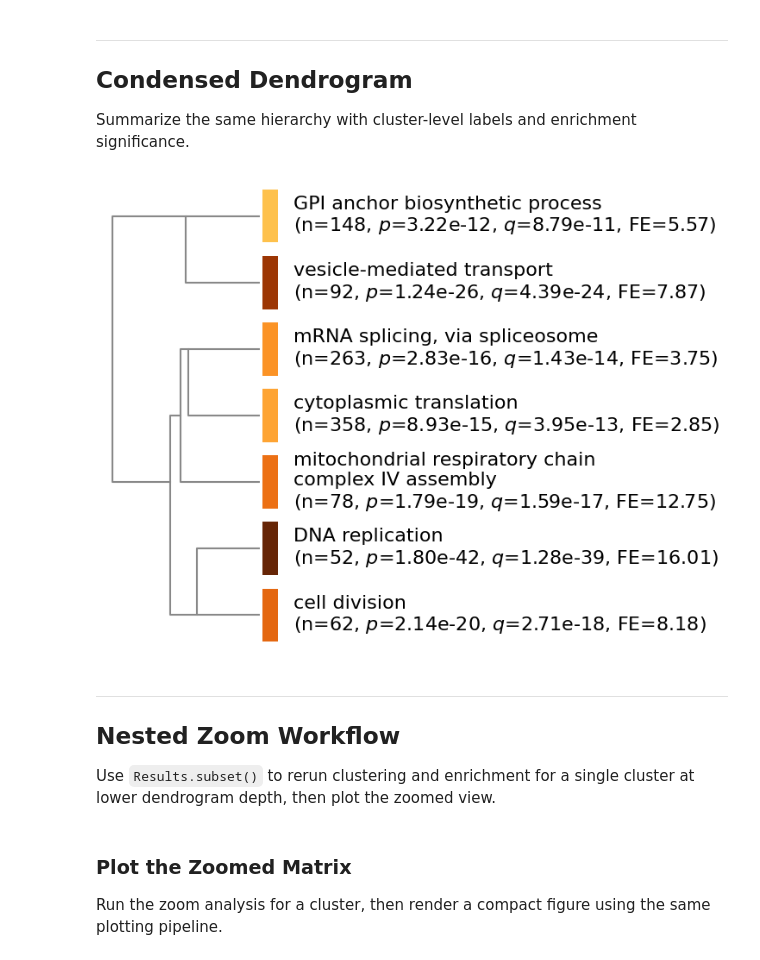
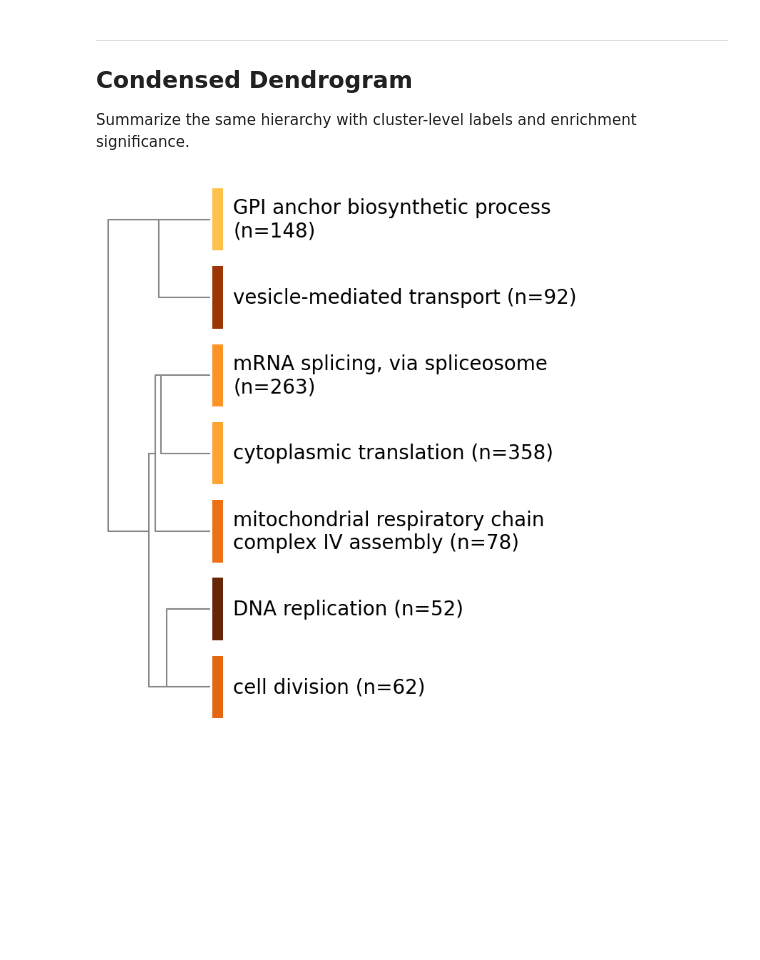
Before and after one commit to himalayas-base/himalayas-docs, a Jupyter notebook: notebooks/quickstart.ipynb, the cells around one changed output. Saved outputs shown, nothing was run; the diff lists cells and outputs as text; code cells hidden in the pictures; blank space fills up the shorter version.

```diff
--- a/notebooks/quickstart.ipynb
+++ b/notebooks/quickstart.ipynb
@@ -54,19 +50,19 @@ Load term-to-gene mappings from GO BP.
 # Load GO BP annotations and summarize coverage
 
 DATA_DIR = Path("data")
-GO_BP_PATH = DATA_DIR / "go_bp_name_to_orfs.json"
+GO_BP_PATH = DATA_DIR / "go_bp_name_to_genes.json"
 
 with GO_BP_PATH.open("r", encoding="utf-8") as fh:
     go_bp = json.load(fh)
 
 
-term_sizes = [len(set(orfs)) for orfs in go_bp.values()]
-all_orfs = {orf for orfs in go_bp.values() for orf in orfs}
+term_sizes = [len(set(genes)) for genes in go_bp.values()]
+all_genes = {gene for genes in go_bp.values() for gene in genes}
 
 print(f"GO BP terms loaded: {len(term_sizes):,}")
 print(f"Min term size: {min(term_sizes)}")
 print(f"Max term size: {max(term_sizes)}")
-print(f"Unique ORFs across all terms: {len(all_orfs):,}")
+print(f"Unique genes across all terms: {len(all_genes):,}")
 # %% [output]
 GO BP terms loaded: 1,095
 Min term size: 5
@@ -519,40 +284,29 @@ Summarize the same hierarchy with cluster-level labels and enrichment significan
 # %%
 from himalayas.plot import plot_dendrogram_condensed
 
 condensed = plot_dendrogram_condensed(
     results_sig,
     rank_by="p",
     label_mode="top_term",
-    figsize=(3, 6),
+    figsize=(2.5, 8.5),
     sigbar_cmap="YlOrBr",
     sigbar_min_logp=0.0,
     sigbar_max_logp=30.0,
-    fontsize=16,
-    font="DejaVu Sans",
+    font=FONT,
+    fontsize=20,
     max_words=24,
     wrap_text=True,
     wrap_width=34,
     overflow="ellipsis",
     omit_words=(),
-    label_fields=("label", "n", "p", "q", "fe"),
-    label_prefix=None,
+    label_fields=("label", "n"),
     label_color=LABEL_COLOR,
-    placeholder_text="—",
-    placeholder_color="#b22222",
-    placeholder_alpha=0.6,
-    skip_unlabeled=False,
     label_left_pad=0.06,
     dendrogram_color="#888888",
     dendrogram_lw=1.5,
     background_color=BACKGROUND_COLOR,
 )
 
 condensed.show()
 # %% [output]
-[figure, old version]
+[figure, new version]
-# %% [markdown]
----
-
-## Nested Zoom Workflow
-
-Use `Results.subset()` to rerun clustering and enrichment for a single cluster at lower dendrogram depth, then plot the zoomed view.
@@ -600,4 +312,0 @@ def run_zoom_analysis(
-# %% [markdown]
-### Plot the Zoomed Matrix
-
-Run the zoom analysis for a cluster, then render a compact figure using the same plotting pipeline.
```
Also changed, not shown: parts of 14 cells of this notebook.
